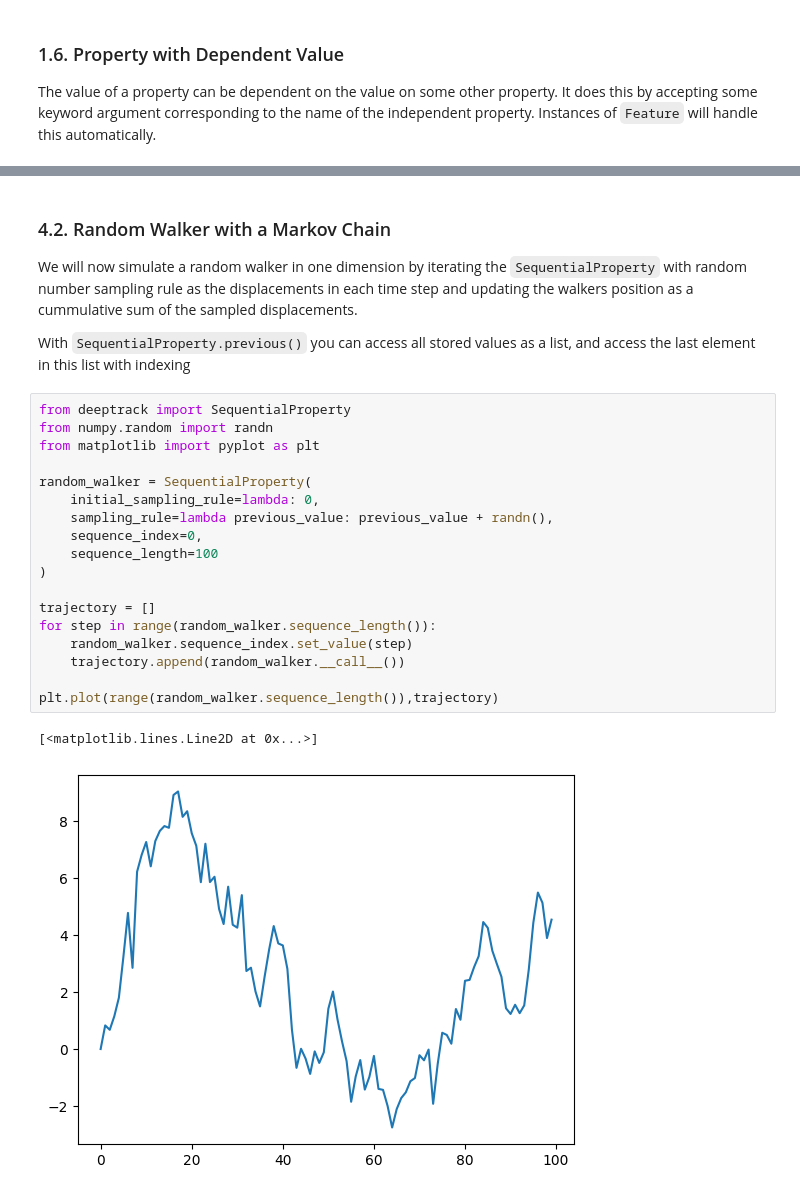
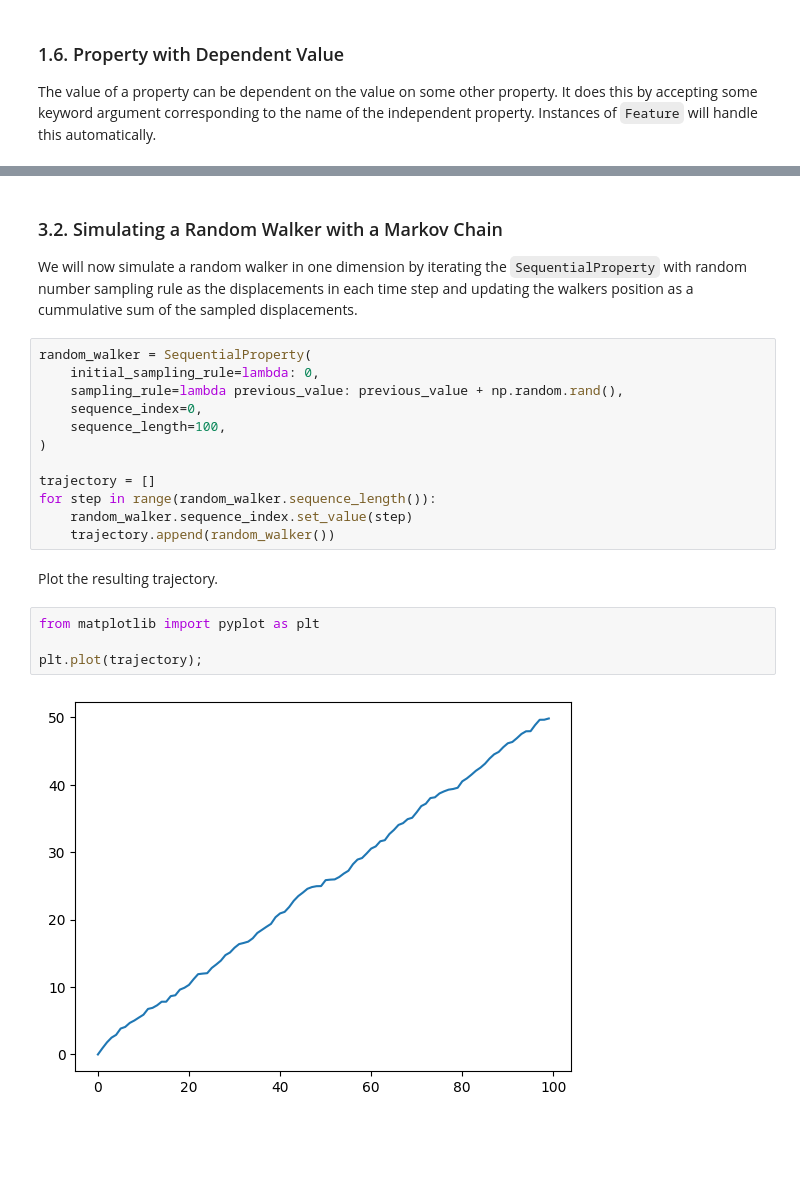
Before and after one commit to DeepTrackAI/DeepTrack2, a Jupyter notebook: tutorials/3-advanced-topics/DTAT306_properties.ipynb, the cells around one changed output, grey strips where cells are left out. Cells and saved outputs as stored; diff of their text form; blank space fills up the shorter version.

```diff
--- a/tutorials/3-advanced-topics/DTAT306_properties.ipynb
+++ b/tutorials/3-advanced-topics/DTAT306_properties.ipynb
@@ -295,28 +299,25 @@ print(seq_prop.data[()].current_value())
 # %% [markdown]
-### 4.2. Random Walker with a Markov Chain
+### 3.2. Simulating a Random Walker with a Markov Chain
 
 We will now simulate a random walker in one dimension by iterating the `SequentialProperty` with random number sampling rule as the displacements in each time step and updating the walkers position as a cummulative sum of the sampled displacements.
-
-With `SequentialProperty.previous()` you can access all stored values as a list, and access the last element in this list with indexing
 # %%
-from deeptrack import SequentialProperty
-from numpy.random import randn
-from matplotlib import pyplot as plt
-
 random_walker = SequentialProperty(
     initial_sampling_rule=lambda: 0,
-    sampling_rule=lambda previous_value: previous_value + randn(),
+    sampling_rule=lambda previous_value: previous_value + np.random.rand(),
     sequence_index=0,
-    sequence_length=100
+    sequence_length=100,
 )
 
 trajectory = []
 for step in range(random_walker.sequence_length()):
     random_walker.sequence_index.set_value(step)
-    trajectory.append(random_walker.__call__())
-
-plt.plot(range(random_walker.sequence_length()),trajectory)
+    trajectory.append(random_walker())
-# %% [output]
-[<matplotlib.lines.Line2D at 0x...>]
-[figure, removed]
+# %% [markdown]
+Plot the resulting trajectory.
+# %%
+from matplotlib import pyplot as plt
+
+plt.plot(trajectory);
+# %% [output]
+[figure, added]
 # %% [markdown]
```
Also changed, not shown: parts of 29 cells of this notebook.
